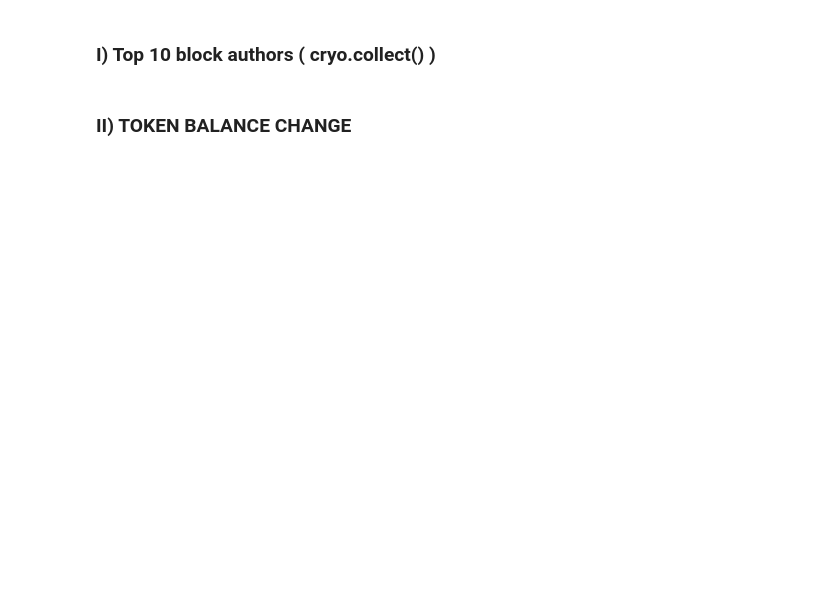
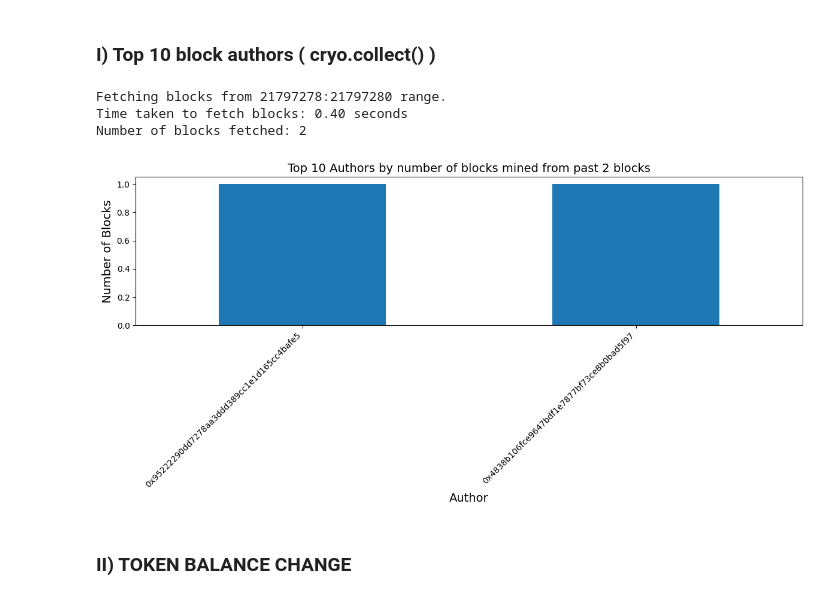
Before and after one commit to adrienmarjollet/defi_project_main, a Jupyter notebook: examples/test_cryowrapper.ipynb, the cells around one changed output. Cells and saved outputs as stored; diff of their text form; code cells hidden in the pictures; blank space fills up the shorter version.

```diff
--- a/examples/test_cryowrapper.ipynb
+++ b/examples/test_cryowrapper.ipynb
@@ -50,7 +50,7 @@ Cryo query successful
 # %%
 # Constants
 ETH_RPC_VAR = "ETH_RPC"
-LOOKBACK_BLOCKS = 5000
+LOOKBACK_BLOCKS = 2
 TOP_AUTHORS_COUNT = 10
 
 # Function to get the block range
@@ -84,32 +84,37 @@ def plot_top_authors(data, num_entries):
     plt.figure(figsize=(12, 6))
     top_authors.plot(kind='bar')
     plt.xticks(rotation=45, ha='right')
     plt.title(f'Top {TOP_AUTHORS_COUNT} Authors by number of blocks mined from past {num_entries} blocks', fontsize=14)
     plt.xlabel('Author', fontsize=14)
     plt.ylabel('Number of Blocks', fontsize=14)
     plt.tight_layout()
     plt.show()
 
 # Main execution
 def main():
     eth_rpc = os.getenv(ETH_RPC_VAR)
     if not eth_rpc:
         raise ValueError(f"Environment variable {ETH_RPC_VAR} not found")
 
     w3 = Web3(Web3.HTTPProvider(eth_rpc))
     if not w3.is_connected():
         print("Failed to connect to Ethereum node.")
         return
 
     block_range = get_block_range(w3, LOOKBACK_BLOCKS)
     print(f"Fetching blocks from {block_range} range.")
 
     data = fetch_block_data(block_range, eth_rpc)
     if not data.empty:
         num_entries = len(data)
         print(f"Number of blocks fetched: {num_entries}")
         plot_top_authors(data, num_entries)
 
 main()
+# %% [output]
+Fetching blocks from 21797278:21797280 range.
+Time taken to fetch blocks: 0.40 seconds
+Number of blocks fetched: 2
+[figure, added]
 # %% [markdown]
 ### II) TOKEN BALANCE CHANGE
```
Also changed, not shown: parts of 5 cells of this notebook, 5 other files.
